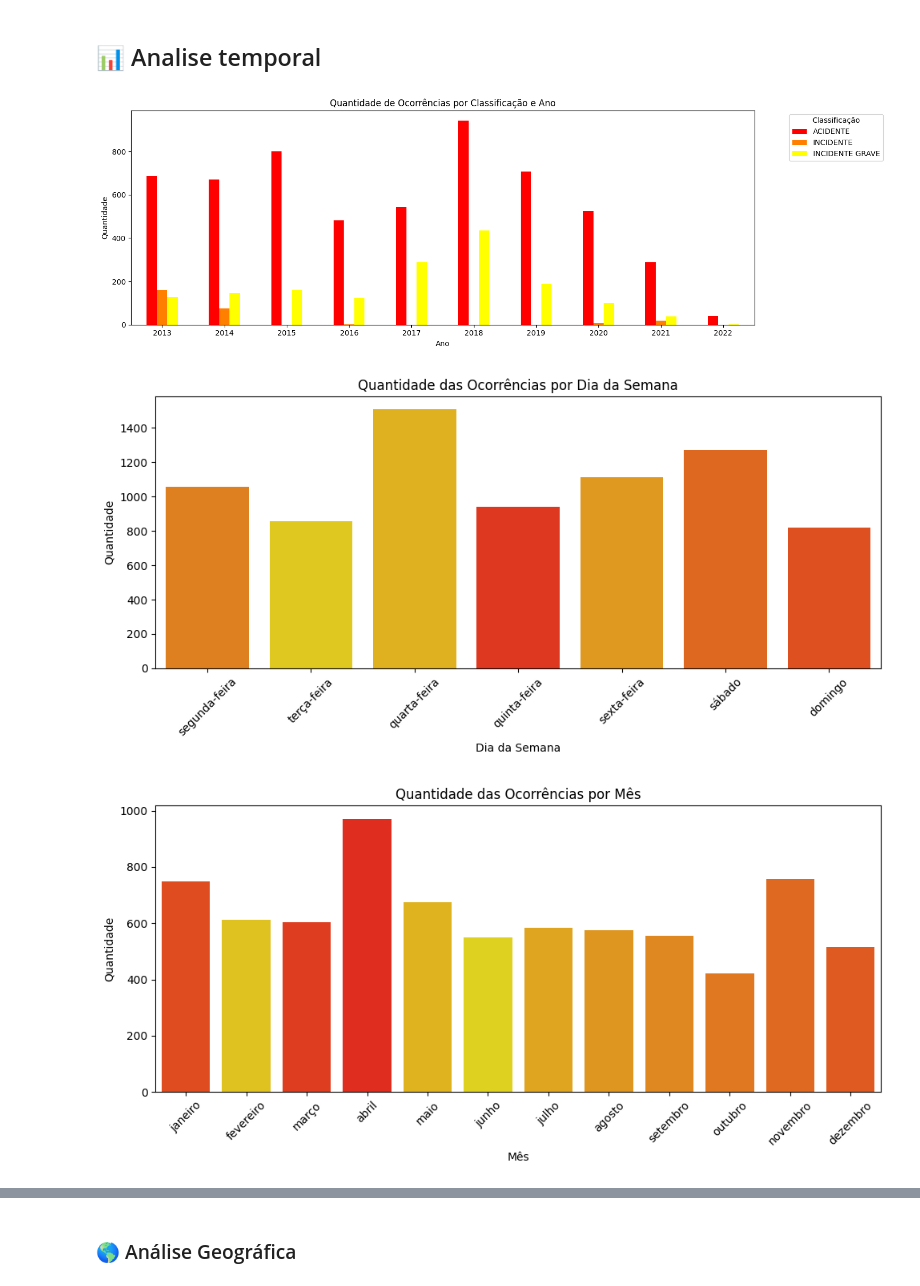
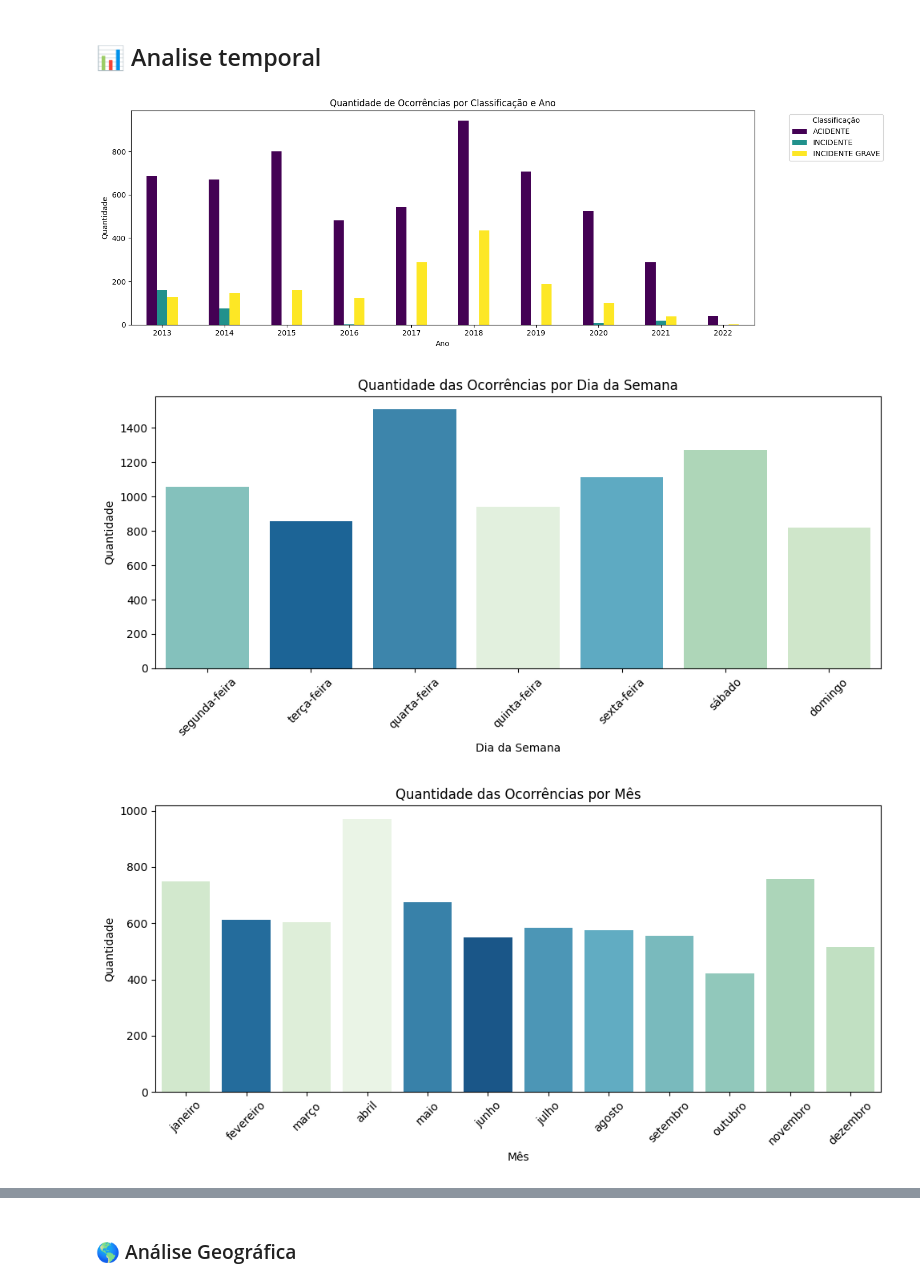
Before and after one commit to GabrielCosta45/analise_aeronautica, a Jupyter notebook: voos_seguros.ipynb, the cells around one changed output, grey strips where cells are left out. Drawn from its saved outputs; the diff is of its cells as text; code cells hidden in the pictures.

```diff
--- a/voos_seguros.ipynb
+++ b/voos_seguros.ipynb
@@ -73,7 +75,7 @@ counts_ano = df.groupby(['ano', 'ocorrencia_classificacao']).size().unstack(fill
 
 counts_ano.plot(kind='bar', stacked=False, figsize=(15, 5),
                 title='Quantidade de Ocorrências por Classificação e Ano',
-                colormap='autumn')
+                colormap='viridis')
 
 plt.xlabel('Ano')
 plt.ylabel('Quantidade')
@@ -82,33 +84,33 @@ plt.legend(title='Classificação', bbox_to_anchor=(1.05, 1), loc='upper left')
 plt.tight_layout()
 plt.show()
 # %% [output]
-[figure, old version]
+[figure, new version]
 # %%
 # Configurar o locale para português (ajuste conforme seu sistema operacional)
 locale.setlocale(locale.LC_TIME, 'Portuguese_Brazil.1252')
 
 # Converter colunas de data e hora
 df['ocorrencia_dia'] = pd.to_datetime(df['ocorrencia_dia'], format='%d/%m/%Y', errors='coerce')
 df['ocorrencia_hora'] = pd.to_datetime(df['ocorrencia_hora'], format='%H:%M:%S', errors='coerce').dt.time
 
 # Extrair o dia da semana (em português) e a hora formatada
 df['dia_semana'] = df['ocorrencia_dia'].dt.strftime('%A')
 df['hora'] = df['ocorrencia_hora'].apply(lambda x: x.strftime('%H:%M') if pd.notnull(x) else None)
 
 ordem_semana = ['segunda-feira', 'terça-feira', 'quarta-feira', 'quinta-feira',
            'sexta-feira', 'sábado', 'domingo']
 # Gráfico: Ocorrências por dia da semana
 plt.figure(figsize=(10, 5))
-sns.countplot(data=df, x='dia_semana', hue='dia_semana', order=ordem_semana, palette='autumn', legend=False)
+sns.countplot(data=df, x='dia_semana', hue='dia_semana', order=ordem_semana, palette='GnBu', legend=False)
 
 plt.title('Quantidade das Ocorrências por Dia da Semana')
 plt.xlabel('Dia da Semana')
 plt.ylabel('Quantidade')
 plt.xticks(rotation=45)
 plt.tight_layout()
 plt.show()
 # %% [output]
-[figure, old version]
+[figure, new version]
 # %%
 # Definindo o idioma para português (ajuste conforme seu sistema)
 locale.setlocale(locale.LC_TIME, 'Portuguese_Brazil.1252')
@@ -122,7 +124,7 @@ ordem_meses = ['janeiro', 'fevereiro', 'março', 'abril', 'maio', 'junho',
 
 # Gráfico
 plt.figure(figsize=(10, 5))
-sns.countplot(data=df, x='mes', hue='mes', order=ordem_meses, palette='autumn')
+sns.countplot(data=df, x='mes', hue='mes', order=ordem_meses, palette='GnBu')
 plt.title('Quantidade das Ocorrências por Mês')
 plt.xlabel('Mês')
 plt.ylabel('Quantidade')
@@ -130,7 +132,7 @@ plt.xticks(rotation=45)
 plt.tight_layout()
 plt.show()
 # %% [output]
-[figure, old version]
+[figure, new version]
 # %%
 df['hora_cheia'] = df['ocorrencia_hora'].apply(lambda x: x.strftime('%H:00') if pd.notnull(x) else None)
 
```
Also changed, not shown: parts of 7 cells of this notebook.
